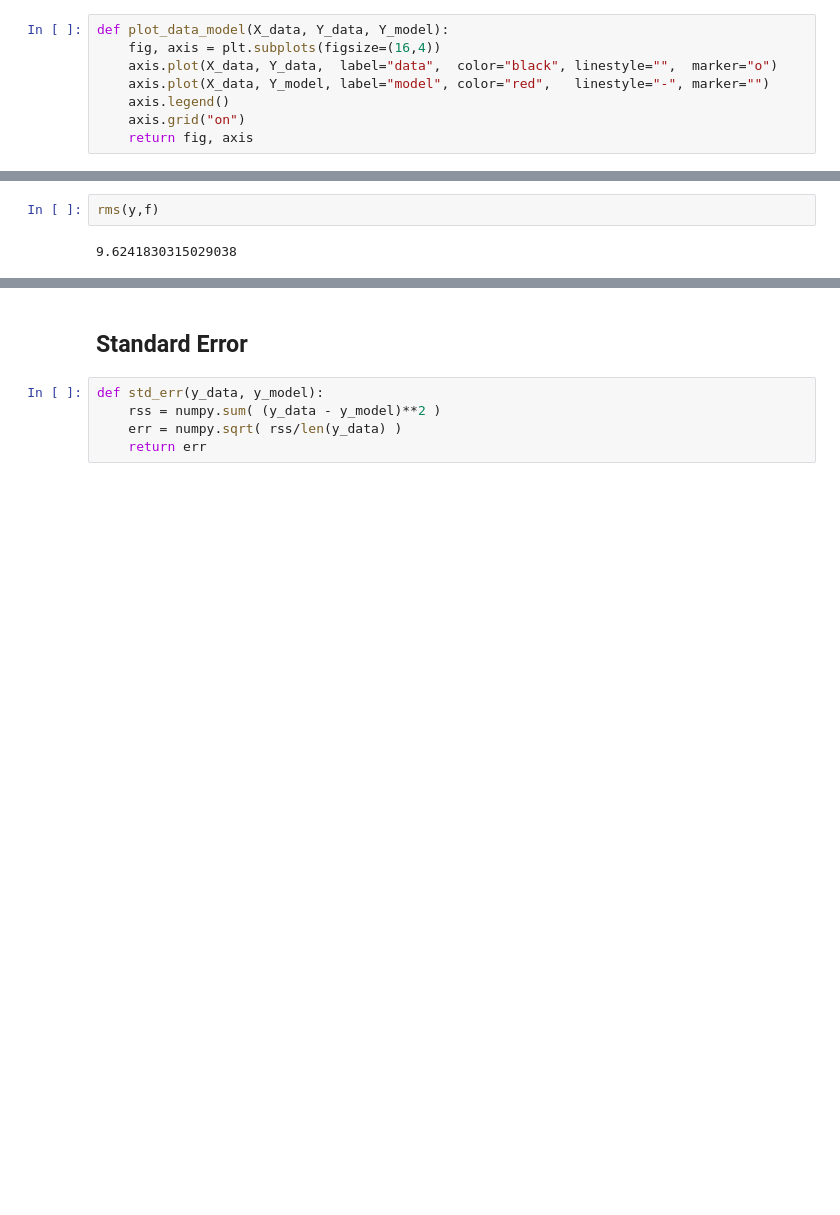
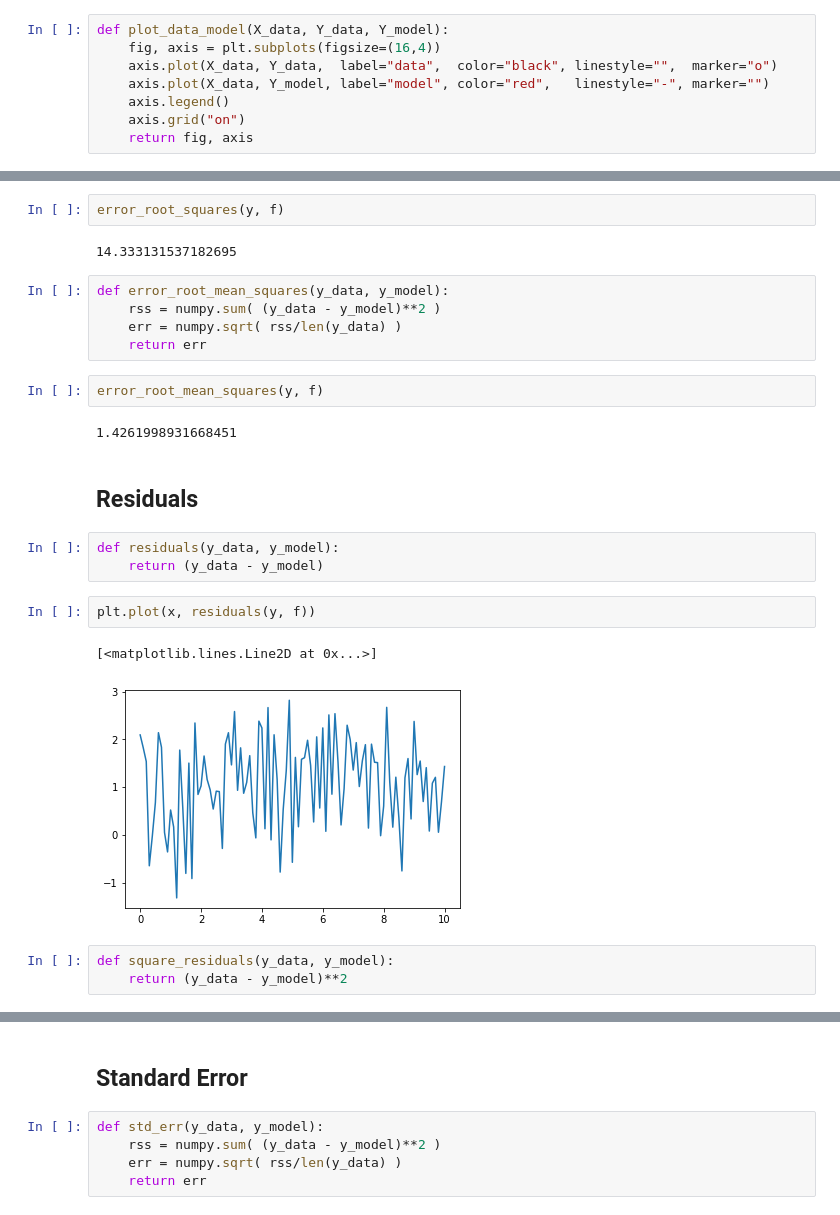
Before and after one commit to vestuto/learning, a Jupyter notebook: linear_regression.ipynb, the cells around one changed output, grey strips where cells are left out. Cells and saved outputs as stored; diff of their text form; blank space fills up the shorter version.

```diff
--- a/linear_regression.ipynb
+++ b/linear_regression.ipynb
@@ -310,5 +311,27 @@ def rms(y_data, y_model):
     return numpy.sqrt(numpy.sum( (y_data - y_model)**2 ))
 # %%
-rms(y,f)
+error_root_squares(y, f)
 # %% [output]
-9.6241830315029038
+14.333131537182695
+# %%
+def error_root_mean_squares(y_data, y_model):
+    rss = numpy.sum( (y_data - y_model)**2 )
+    err = numpy.sqrt( rss/len(y_data) )
+    return err
+# %%
+error_root_mean_squares(y, f)
+# %% [output]
+1.4261998931668451
+# %% [markdown]
+## Residuals
+# %%
+def residuals(y_data, y_model):
+    return (y_data - y_model)
+# %%
+plt.plot(x, residuals(y, f))
+# %% [output]
+[<matplotlib.lines.Line2D at 0x...>]
+[figure, added]
+# %%
+def square_residuals(y_data, y_model):
+    return (y_data - y_model)**2
```
Also changed, not shown: parts of 94 cells of this notebook.
